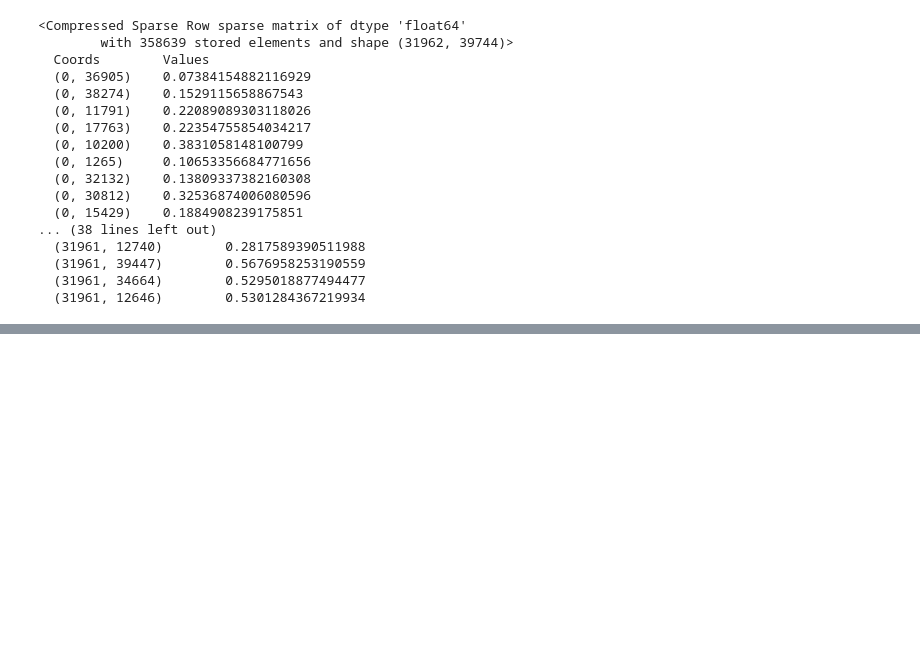
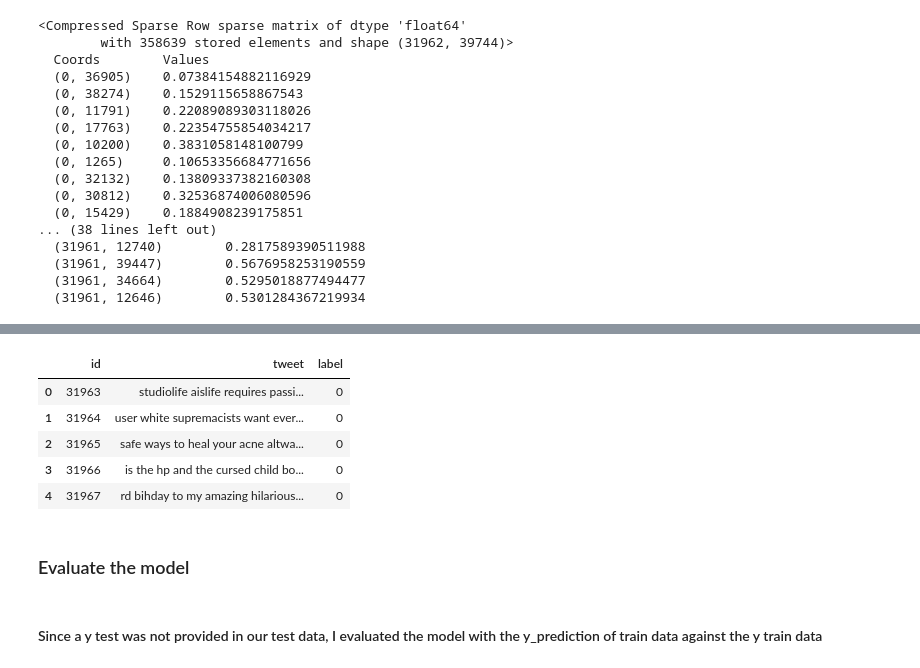
Before and after one commit to AninFreddy01/scalework_repo, a Jupyter notebook: tutorial_assignments/twitter_sentiment_analysis.ipynb, the cells around one changed output, grey strips where cells are left out. Saved outputs shown, nothing was run; the diff lists cells and outputs as text; code cells hidden in the pictures; blank space fills up the shorter version.

```diff
--- a/tutorial_assignments/twitter_sentiment_analysis.ipynb
+++ b/tutorial_assignments/twitter_sentiment_analysis.ipynb
@@ -99,0 +111,3 @@ print(tfidf_matrix)
+# %%
+X_test = test_data["tweet"]
+X_test.head()
@@ -99,0 +162,15 @@ print(tfidf_matrix)
+# %%
+#join y_pred to test data
+test_data["label"] = test_label
+test_data.head()
+# %% [output]
+|  | id | tweet | label |
+| 0 | 31963 | studiolife aislife requires passi... | 0 |
+| 1 | 31964 | user white supremacists want ever... | 0 |
+| 2 | 31965 | safe ways to heal your acne altwa... | 0 |
+| 3 | 31966 | is the hp and the cursed child bo... | 0 |
+| 4 | 31967 | rd bihday to my amazing hilarious... | 0 |
+# %% [markdown]
+### Evaluate the model
+# %% [markdown]
+#### Since a y test was not provided in our test data, I evaluated the model with the y_prediction of train data against the y train data
```
Also changed, not shown: parts of 13 cells of this notebook.
